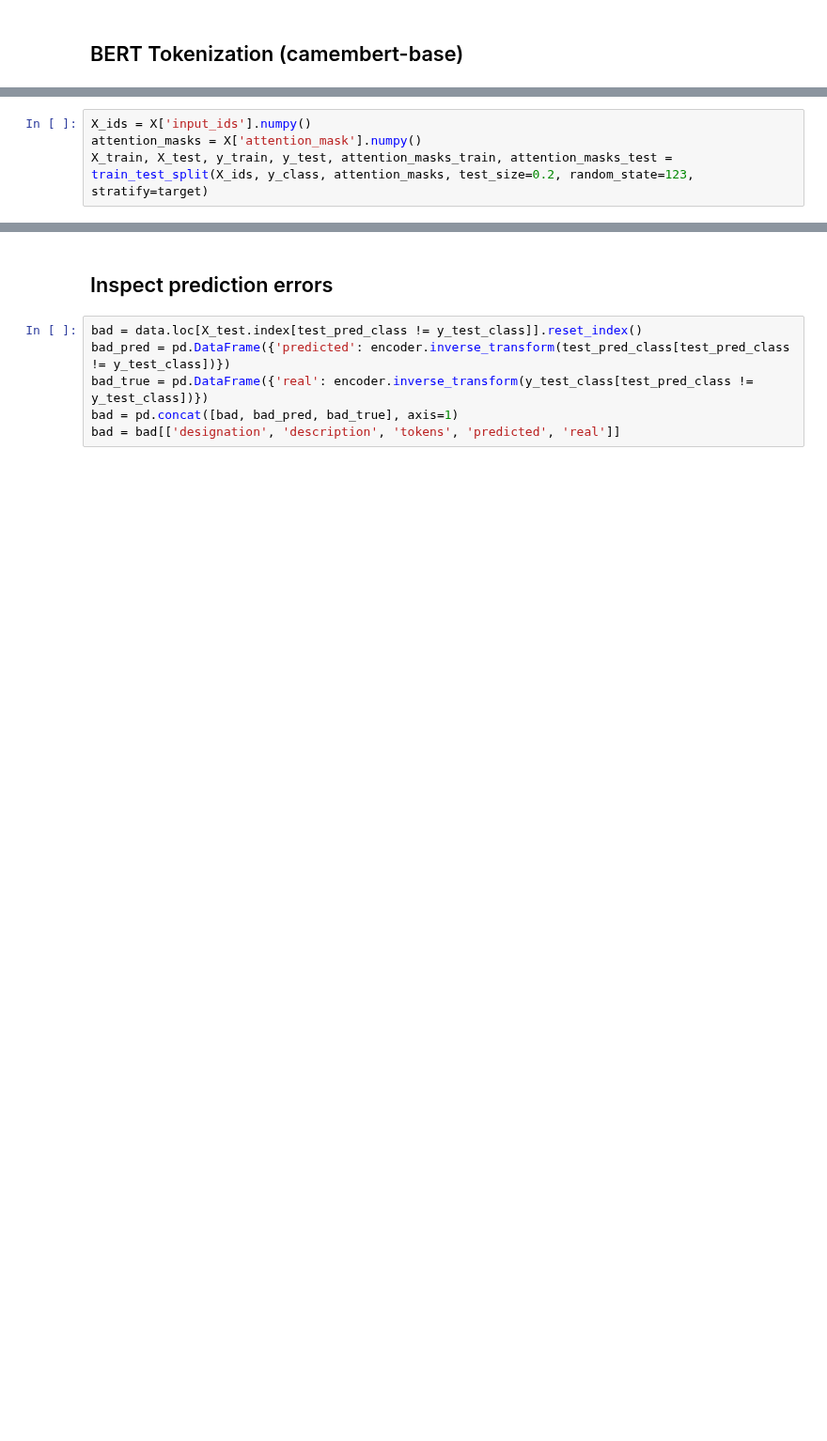
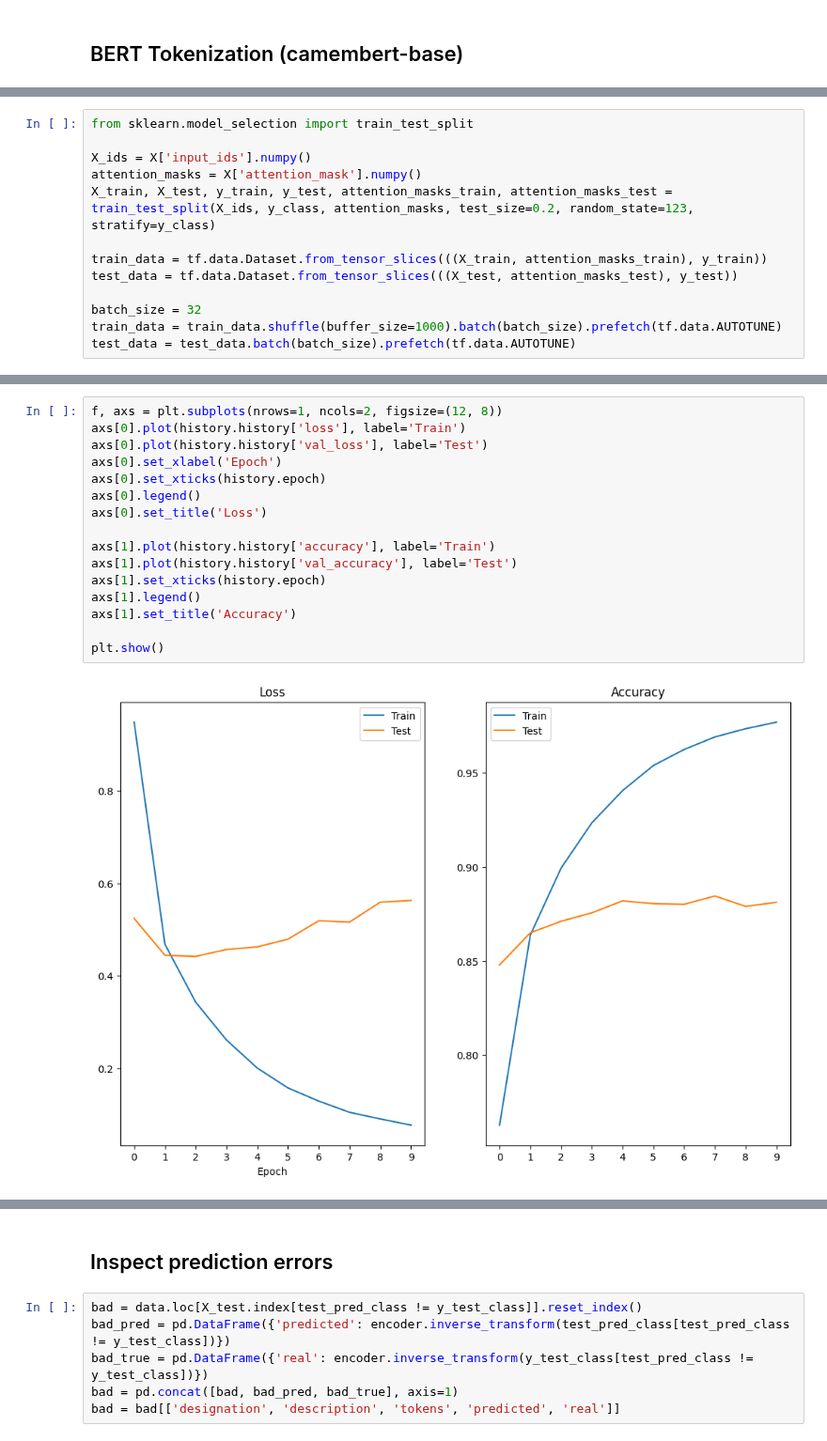
Before and after one commit to Konarovic/Rakuten, a Jupyter notebook: notebook/notebook_Textclassification_BERT.ipynb, the cells around one changed output, grey strips where cells are left out. Shown at 94% size. Drawn from its saved outputs; the diff is of its cells as text; blank space fills up the shorter version.

```diff
--- a/notebook/notebook_Textclassification_BERT.ipynb
+++ b/notebook/notebook_Textclassification_BERT.ipynb
@@ -168,5 +208,14 @@ X = tokenizer(X, padding=True, truncation=True, return_tensors="tf")
 # %%
+from sklearn.model_selection import train_test_split
+
 X_ids = X['input_ids'].numpy()
 attention_masks = X['attention_mask'].numpy()
-X_train, X_test, y_train, y_test, attention_masks_train, attention_masks_test = train_test_split(X_ids, y_class, attention_masks, test_size=0.2, random_state=123, stratify=target)
+X_train, X_test, y_train, y_test, attention_masks_train, attention_masks_test = train_test_split(X_ids, y_class, attention_masks, test_size=0.2, random_state=123, stratify=y_class)
+
+train_data = tf.data.Dataset.from_tensor_slices(((X_train, attention_masks_train), y_train))
+test_data = tf.data.Dataset.from_tensor_slices(((X_test, attention_masks_test), y_test))
+
+batch_size = 32
+train_data = train_data.shuffle(buffer_size=1000).batch(batch_size).prefetch(tf.data.AUTOTUNE)
+test_data = test_data.batch(batch_size).prefetch(tf.data.AUTOTUNE)
 # %%
@@ -195 +304,19 @@ WARNING:tensorflow:From c:\Users\justj\.conda\envs\Rakuten\Lib\site-packages\ker
+# %%
+f, axs = plt.subplots(nrows=1, ncols=2, figsize=(12, 8))
+axs[0].plot(history.history['loss'], label='Train')
+axs[0].plot(history.history['val_loss'], label='Test')
+axs[0].set_xlabel('Epoch')
+axs[0].set_xticks(history.epoch)
+axs[0].legend()
+axs[0].set_title('Loss')
+
+axs[1].plot(history.history['accuracy'], label='Train')
+axs[1].plot(history.history['val_accuracy'], label='Test')
+axs[1].set_xticks(history.epoch)
+axs[1].legend()
+axs[1].set_title('Accuracy')
+
+plt.show()
+# %% [output]
+[figure, added]
 # %%
```
Also changed, not shown: parts of 36 cells of this notebook, 3 other files.
